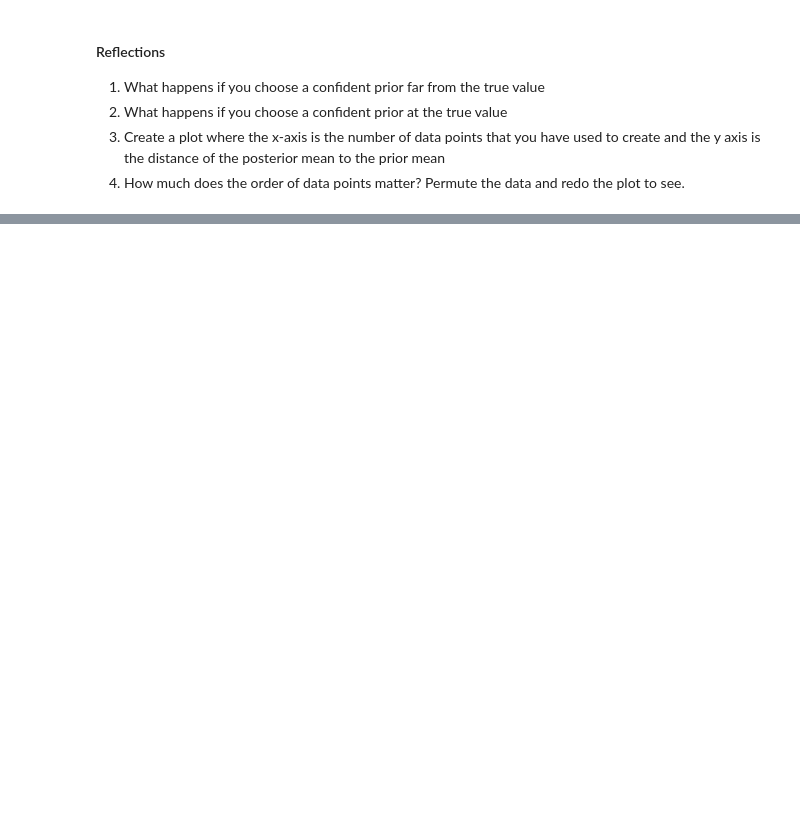
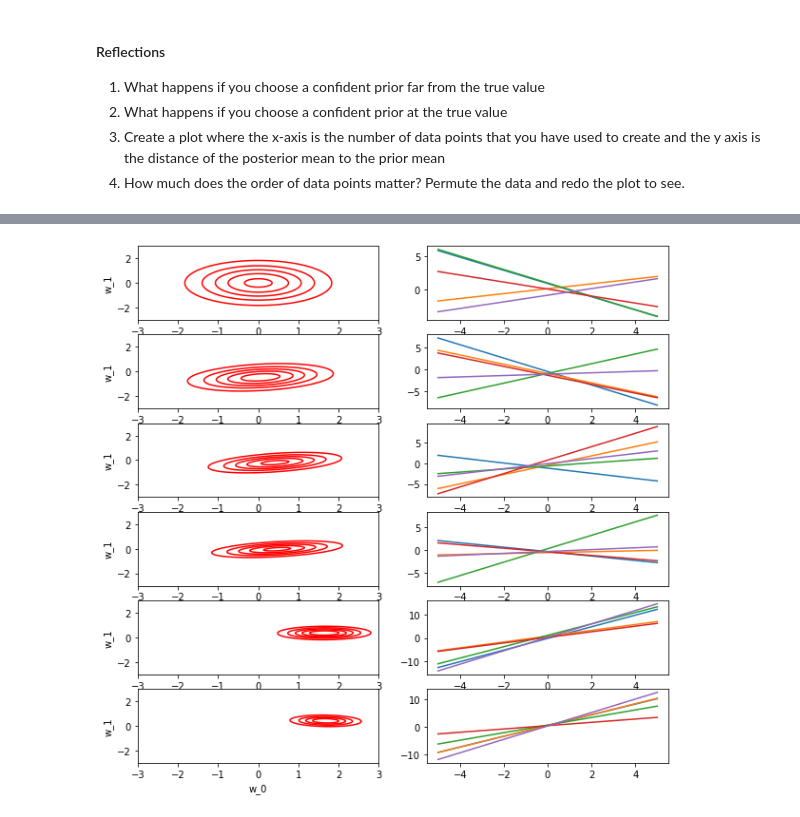
Before and after one commit to hcbh96/mlrw_notes_and_code, a Jupyter notebook: Untitled.ipynb, the cells around one changed output, grey strips where cells are left out. Saved outputs shown, nothing was run; the diff lists cells and outputs as text; code cells hidden in the pictures; blank space fills up the shorter version.

```diff
--- a/Untitled.ipynb
+++ b/Untitled.ipynb
@@ -222,0 +377,95 @@ plt.plot(range(0,X.shape[0]), change_mean,'r')
+# %%
+"""
+Create a contour plot of a two-dimensional normal distribution
+Parameters
+----------
+ax : axis handle to plot
+mu : mean vector 2x1
+Sigma : covariance matrix 2x2
+"""
+from scipy.stats import multivariate_normal
+import numpy as np
+
+# Function to plot distribution
+def plotdistribution(ax,mu,Sigma):
+    x = np.linspace(-3,3,100)
+    x1p, x2p = np.meshgrid(x,x)
+    pos = np.vstack((x1p.flatten(), x2p.flatten())).T
+    pdf = multivariate_normal(mu.flatten(), Sigma)
+    Z = pdf.pdf(pos)
+    Z = Z.reshape(100,100)
+    ax.contour(x1p,x2p,Z, 5, colors='r')
+    ax.set_xlabel('w_0')
+    ax.set_ylabel('w_1')
+    return
+
+# Function to compute posterior
+def compute_posterior(w, Sigma, beta, X, y):
+    # Calculate mu
+    mu_denom = np.linalg.inv(np.linalg.inv(Sigma) + beta*X.T*X)
+    mu_nom = np.linalg.inv(Sigma)*w + beta*X.T*y
+    mu = mu_denom * mu_nom
+
+    # Calculate sigma
+    Sigma = np.linalg.inv(np.linalg.inv(Sigma) + beta*X.T*X)
+
+    return mu, Sigma
+
+# Create model
+X = np.matrix([np.linspace(-1,1,201),np.ones(201)]).T
+w = np.matrix([2, 0.5]).T
+ep = multivariate_normal(0, 0.3)
+y = np.matrix(w.T*X.T + ep.rvs(len(X))).T
+
+
+# create and sample from prior
+w_0 = np.matrix([0, 0]).T
+Sigma_0 = np.eye(2)
+n_samples = 5
+w_samp = np.random.multivariate_normal(np.asarray(w_0).flatten(), Sigma_0, size=n_samples)
+
+# create figure
+fig = plt.figure(figsize=(10,10))
+
+# plot prior
+ax = fig.add_subplot(6,2,1)
+plotdistribution(ax, np.asarray(w_0).flatten(), Sigma_0)
+ax = fig.add_subplot(6,2,2)
+
+for i in range(0, w_samp.shape[0]):
+    plot_line(ax, w_samp[i,:])
+
+
+w=w_0
+Sigma = Sigma_0
+beta = 1
+index = np.random.permutation(X.shape[0])
+n_fig = 2
+
+
+for i in range(0, 15):
+    X_i = X[index[i],:]
+    y_i = y[index[i]]
+
+    # compute posterior
+    w, Sigma = compute_posterior(w, Sigma, beta, X_i, y_i)
+
+
+    # print out the mean of the posterior
+
+    if (np.mod(i, 3) == 1):
+
+        # visualise posterior
+        w_samp = np.random.multivariate_normal(np.asarray(w).flatten(), Sigma, size=n_samples)
+
+        # visualise samples from posterior with the data
+        n_fig = n_fig + 1
+        ax = fig.add_subplot(6,2,n_fig)
+        plotdistribution(ax, np.asarray(w).flatten(), Sigma)
+        n_fig = n_fig + 1
+        ax = fig.add_subplot(6,2,n_fig)
+
+        for i in range(0, w_samp.shape[0]):
+            plot_line(ax, w_samp[i,:])
+# %% [output]
+[figure, added]
```
Also changed, not shown: parts of 7 cells of this notebook.
